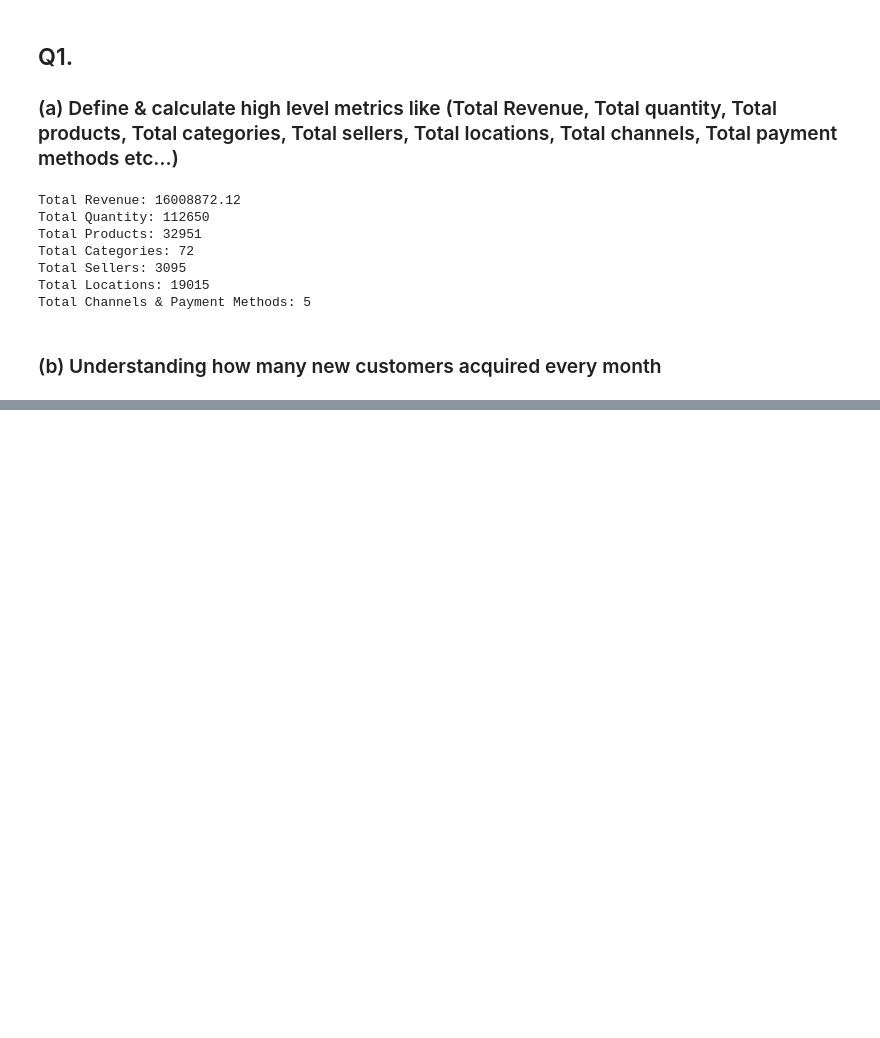
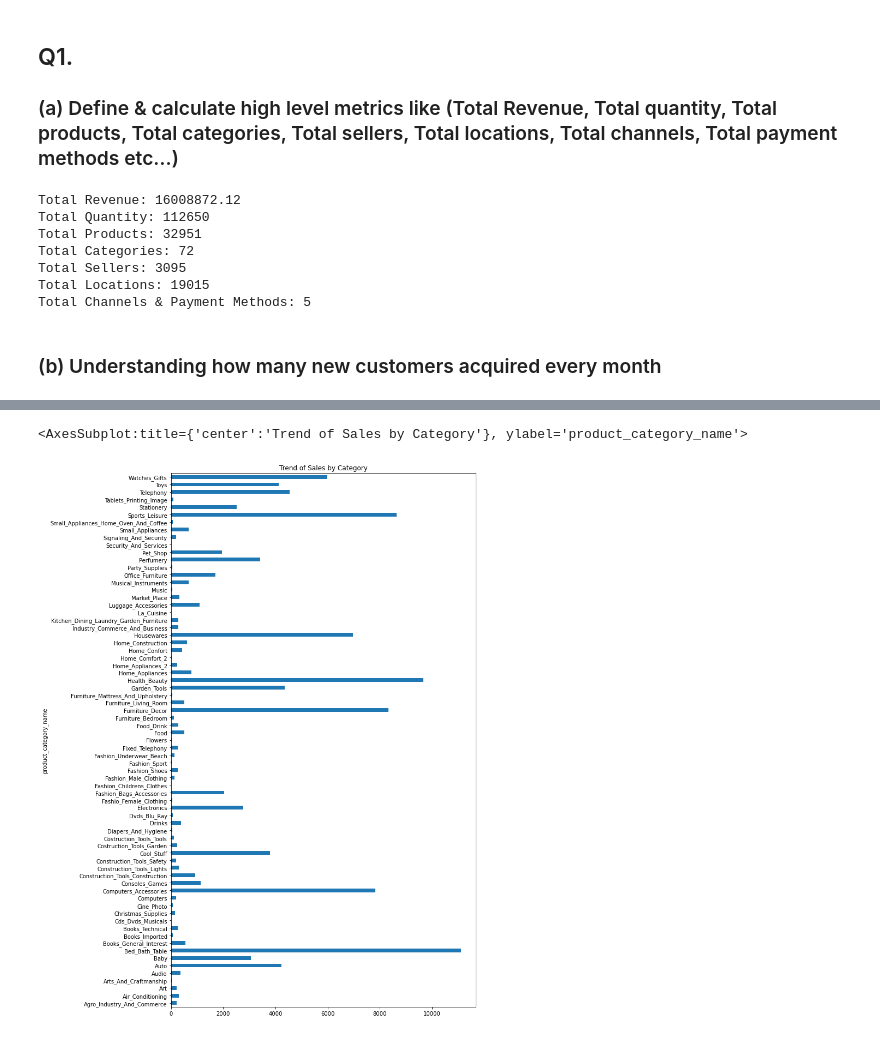
Before and after one commit to sakshisv/Marketing-Analytics-for-E-Commerce, a Jupyter notebook: Marketing Analytics (Python).ipynb, the cells around one changed output, grey strips where cells are left out. Saved outputs shown, nothing was run; the diff lists cells and outputs as text; code cells hidden in the pictures; blank space fills up the shorter version.

```diff
--- a/Marketing Analytics (Python).ipynb
+++ b/Marketing Analytics (Python).ipynb
@@ -609,0 +619,8 @@ revenue_details
+# %%
+# trend of sales by category
+
+sales = pd.merge(pd.merge(orders, order_items, on = 'order_id'), products, on = 'product_id')
+sales.groupby('product_category_name')['order_id'].count().plot.barh(figsize = (10, 18), title = 'Trend of Sales by Category')
+# %% [output]
+<AxesSubplot:title={'center':'Trend of Sales by Category'}, ylabel='product_category_name'>
+[figure, added]
```
Also changed, not shown: parts of 58 cells of this notebook.
